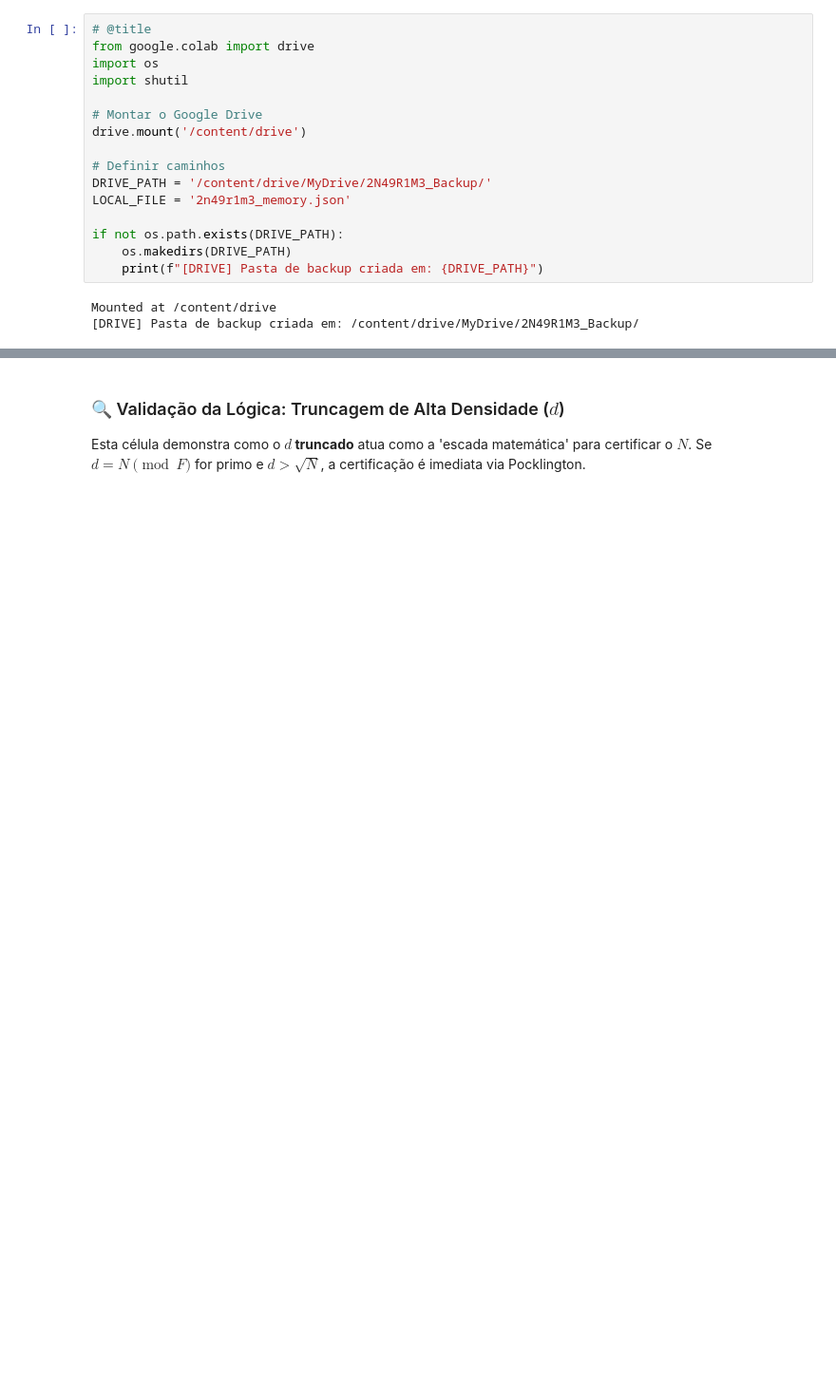
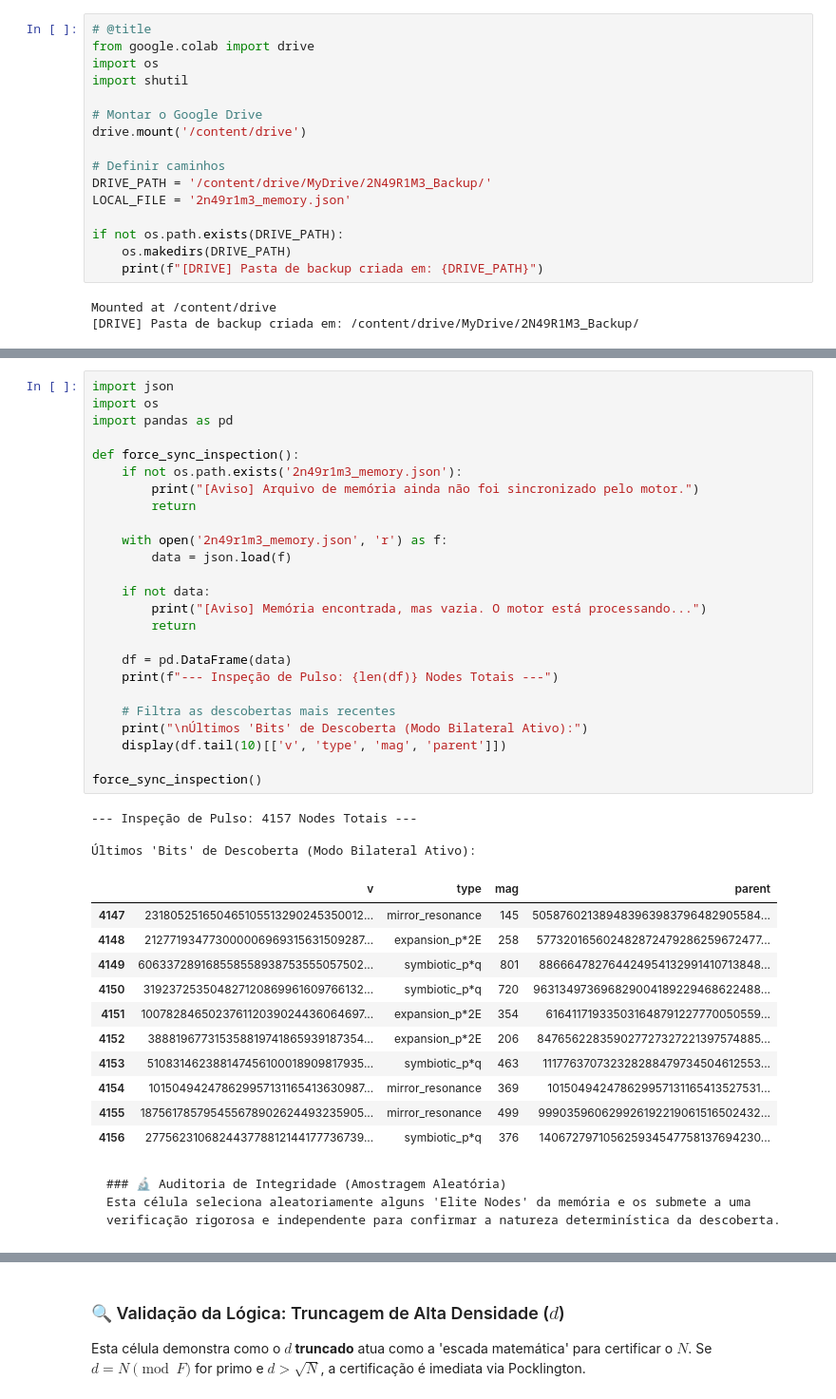
Before and after one commit to brunopedreiro1996-coder/2N49R1M3-powered-by-1NV4S1V0, a Jupyter notebook: 2N49R1M3_powered_by_1NV4S1V0_consolidado.ipynb, the cells around one changed output, grey strips where cells are left out. Shown at 95% size. Drawn from its saved outputs; the diff is of its cells as text; blank space fills up the shorter version.

````diff
--- a/2N49R1M3_powered_by_1NV4S1V0_consolidado.ipynb
+++ b/2N49R1M3_powered_by_1NV4S1V0_consolidado.ipynb
@@ -317,3 +303,48 @@ def plot_discovery_heatmap():
 plot_discovery_heatmap()
 # %% [output]
 [interactive output not drawn]
+# %%
+import json
+import os
+import pandas as pd
+
+def force_sync_inspection():
+    if not os.path.exists('2n49r1m3_memory.json'):
+        print("[Aviso] Arquivo de memória ainda não foi sincronizado pelo motor.")
+        return
+
+    with open('2n49r1m3_memory.json', 'r') as f:
+        data = json.load(f)
+
+    if not data:
+        print("[Aviso] Memória encontrada, mas vazia. O motor está processando...")
+        return
+
+    df = pd.DataFrame(data)
+    print(f"--- Inspeção de Pulso: {len(df)} Nodes Totais ---")
+
+    # Filtra as descobertas mais recentes
+    print("\nÚltimos 'Bits' de Descoberta (Modo Bilateral Ativo):")
+    display(df.tail(10)[['v', 'type', 'mag', 'parent']])
+
+force_sync_inspection()
+# %% [output]
+--- Inspeção de Pulso: 4157 Nodes Totais ---
+
+Últimos 'Bits' de Descoberta (Modo Bilateral Ativo):
+|  | v | type | mag | parent |
+| 4147 | 231805251650465105513290245350012... | mirror_resonance | 145 | 505876021389483963983796482905584... |
+| 4148 | 212771934773000006969315631509287... | expansion_p*2E | 258 | 577320165602482872479286259672477... |
+| 4149 | 606337289168558558938753555057502... | symbiotic_p*q | 801 | 886664782764424954132991410713848... |
+| 4150 | 319237253504827120869961609766132... | symbiotic_p*q | 720 | 963134973696829004189229468622488... |
+| 4151 | 100782846502376112039024436064697... | expansion_p*2E | 354 | 616411719335031648791227770050559... |
+| 4152 | 388819677315358819741865939187354... | expansion_p*2E | 206 | 847656228359027727327221397574885... |
+| 4153 | 510831462388147456100018909817935... | symbiotic_p*q | 463 | 111776370732328288479734504612553... |
+| 4154 | 101504942478629957131165413630987... | mirror_resonance | 369 | 101504942478629957131165413527531... |
+| 4155 | 187561785795455678902624493235905... | mirror_resonance | 499 | 999035960629926192219061516502432... |
+| 4156 | 277562310682443778812144177736739... | symbiotic_p*q | 376 | 140672797105625934547758137694230... |
+# %% [markdown]
+```markdown
+### 🔬 Auditoria de Integridade (Amostragem Aleatória)
+Esta célula seleciona aleatoriamente alguns 'Elite Nodes' da memória e os submete a uma verificação rigorosa e independente para confirmar a natureza determinística da descoberta.
+```
````
Also changed, not shown: parts of 23 cells of this notebook.
